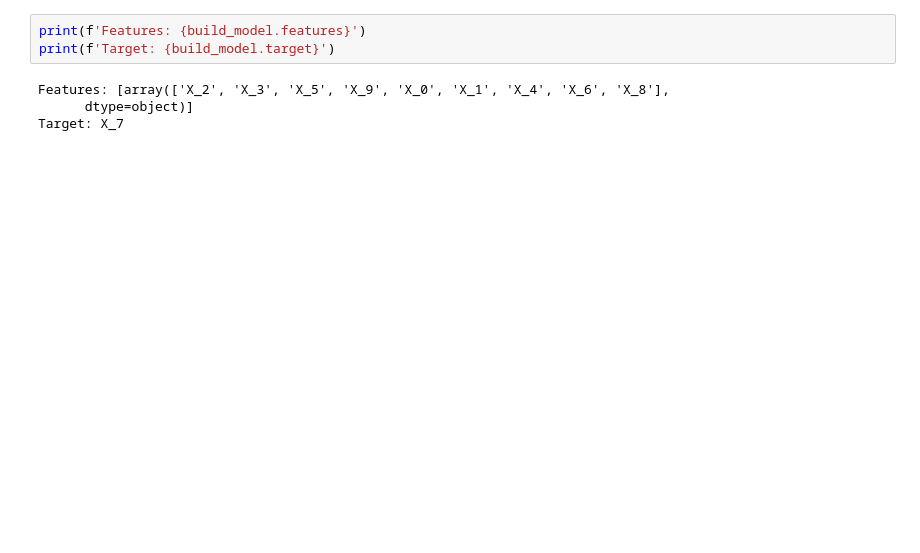
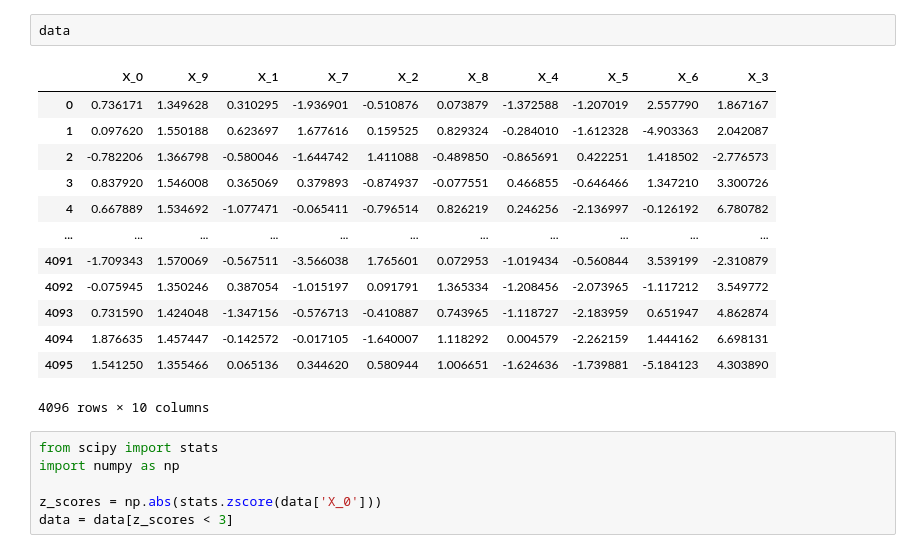
Before and after one commit to TumeloMkwambe/Honours-RP, a Jupyter notebook: playground.ipynb, the cells around one changed output. Cells and saved outputs as stored; diff of their text form; blank space fills up the shorter version.

```diff
--- a/playground.ipynb
+++ b/playground.ipynb
@@ -61,7 +16,22 @@ build_model = BuildModel(model, data, identifier)
-# %%
-print(f'Features: {build_model.features}')
-print(f'Target: {build_model.target}')
-# %% [output]
-Features: [array(['X_2', 'X_3', 'X_5', 'X_9', 'X_0', 'X_1', 'X_4', 'X_6', 'X_8'],
-      dtype=object)]
-Target: X_7
+# %%
+data
+# %% [output]
+|  | X_0 | X_9 | X_1 | X_7 | X_2 | X_8 | X_4 | X_5 | X_6 | X_3 |
+| 0 | 0.736171 | 1.349628 | 0.310295 | -1.936901 | -0.510876 | 0.073879 | -1.372588 | -1.207019 | 2.557790 | 1.867167 |
+| 1 | 0.097620 | 1.550188 | 0.623697 | 1.677616 | 0.159525 | 0.829324 | -0.284010 | -1.612328 | -4.903363 | 2.042087 |
+| 2 | -0.782206 | 1.366798 | -0.580046 | -1.644742 | 1.411088 | -0.489850 | -0.865691 | 0.422251 | 1.418502 | -2.776573 |
+| 3 | 0.837920 | 1.546008 | 0.365069 | 0.379893 | -0.874937 | -0.077551 | 0.466855 | -0.646466 | 1.347210 | 3.300726 |
+| 4 | 0.667889 | 1.534692 | -1.077471 | -0.065411 | -0.796514 | 0.826219 | 0.246256 | -2.136997 | -0.126192 | 6.780782 |
+| ... | ... | ... | ... | ... | ... | ... | ... | ... | ... | ... |
+| 4091 | -1.709343 | 1.570069 | -0.567511 | -3.566038 | 1.765601 | 0.072953 | -1.019434 | -0.560844 | 3.539199 | -2.310879 |
+| 4092 | -0.075945 | 1.350246 | 0.387054 | -1.015197 | 0.091791 | 1.365334 | -1.208456 | -2.073965 | -1.117212 | 3.549772 |
+| 4093 | 0.731590 | 1.424048 | -1.347156 | -0.576713 | -0.410887 | 0.743965 | -1.118727 | -2.183959 | 0.651947 | 4.862874 |
+| 4094 | 1.876635 | 1.457447 | -0.142572 | -0.017105 | -1.640007 | 1.118292 | 0.004579 | -2.262159 | 1.444162 | 6.698131 |
+| 4095 | 1.541250 | 1.355466 | 0.065136 | 0.344620 | 0.580944 | 1.006651 | -1.624636 | -1.739881 | -5.184123 | 4.303890 |
+4096 rows × 10 columns
+# %%
+from scipy import stats
+import numpy as np
+
+z_scores = np.abs(stats.zscore(data['X_0']))
+data = data[z_scores < 3]
```
Also changed, not shown: parts of 17 cells of this notebook, 16 other files.
